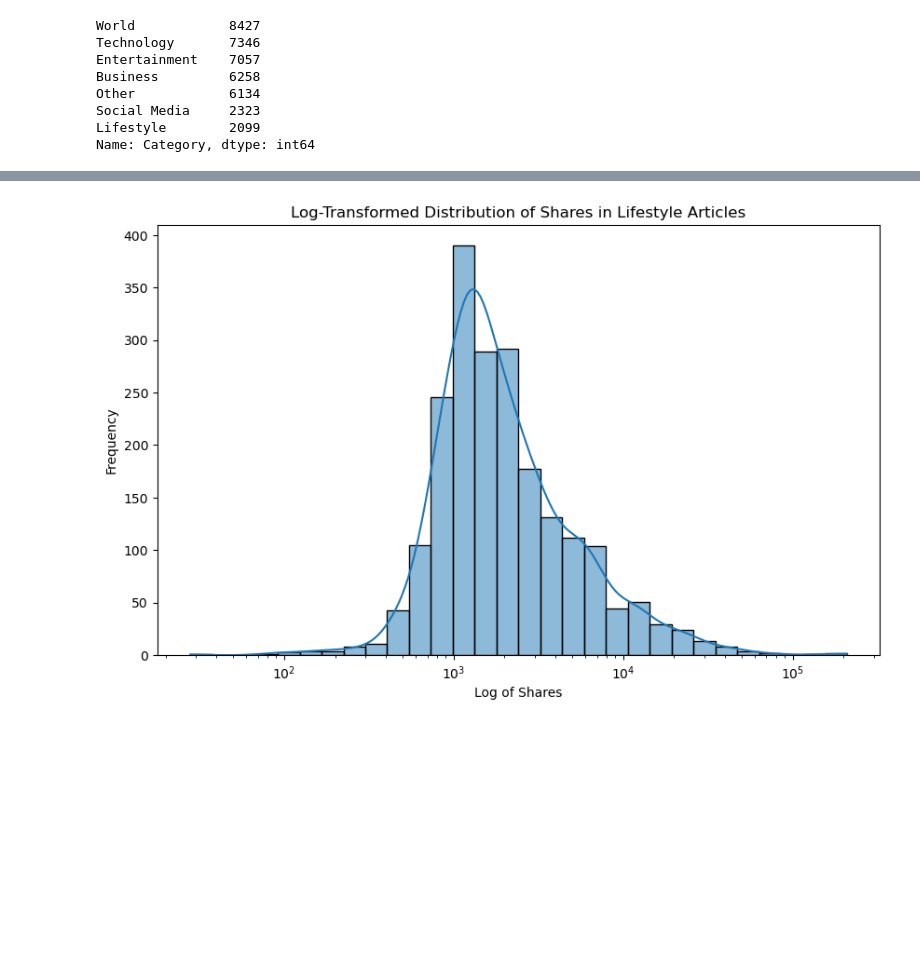
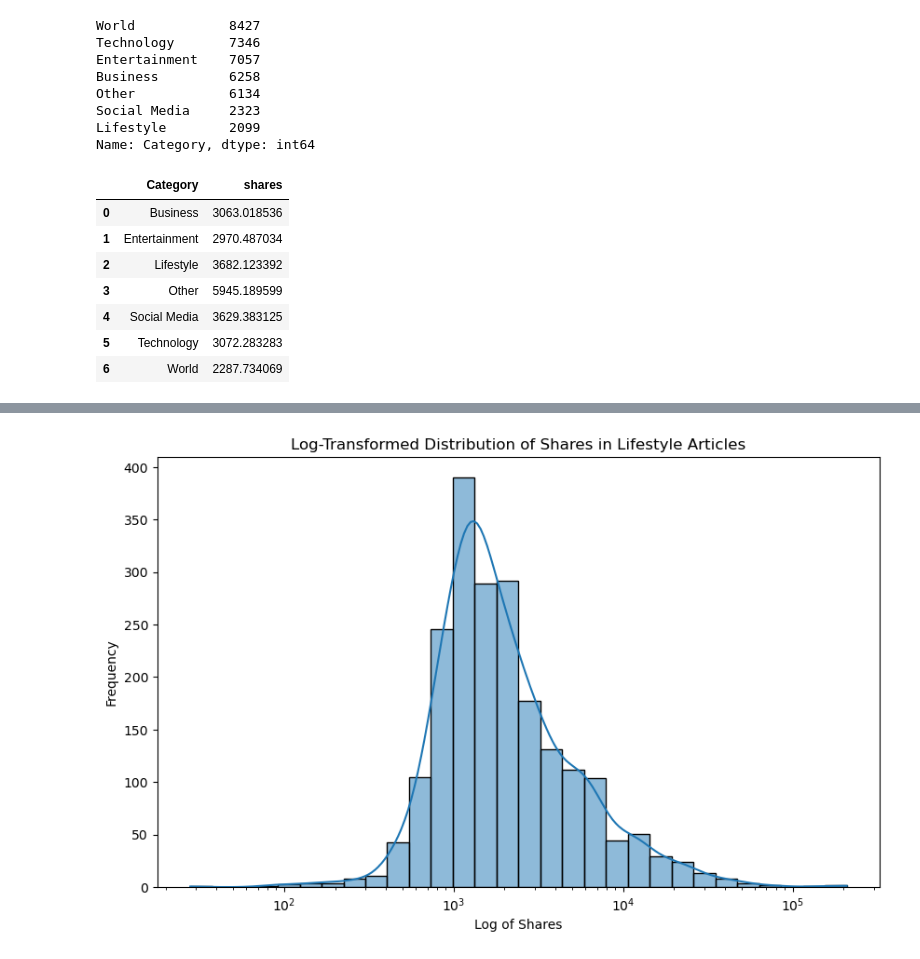
Before and after one commit to abhinavdv/Factors-Influencing-Online-News-Popularity, a Jupyter notebook: project-milestone-3-EDA/popular_channels.ipynb, the cells around one changed output, grey strips where cells are left out. Cells and saved outputs as stored; diff of their text form; code cells hidden in the pictures; blank space fills up the shorter version.

```diff
--- a/project-milestone-3-EDA/popular_channels.ipynb
+++ b/project-milestone-3-EDA/popular_channels.ipynb
@@ -56,6 +56,17 @@ Other            6134
 Social Media     2323
 Lifestyle        2099
 Name: Category, dtype: int64
+# %%
+means
+# %% [output]
+|  | Category | shares |
+| 0 | Business | 3063.018536 |
+| 1 | Entertainment | 2970.487034 |
+| 2 | Lifestyle | 3682.123392 |
+| 3 | Other | 5945.189599 |
+| 4 | Social Media | 3629.383125 |
+| 5 | Technology | 3072.283283 |
+| 6 | World | 2287.734069 |
 # %%
 
 # Boxplot for the distribution of shares by category
```
Also changed, not shown: parts of 4 cells of this notebook.
